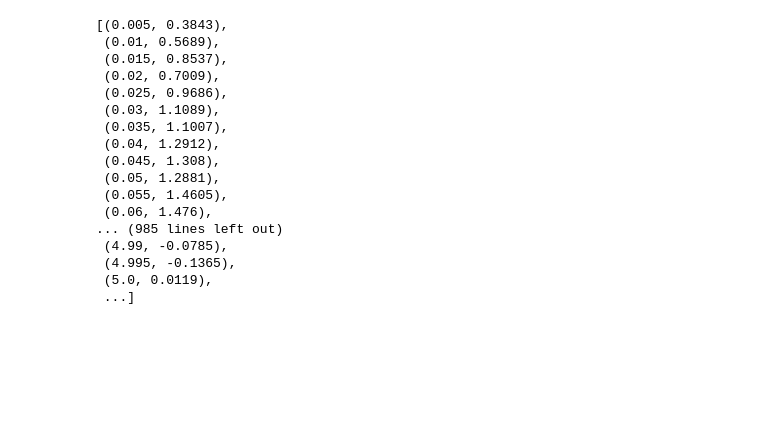
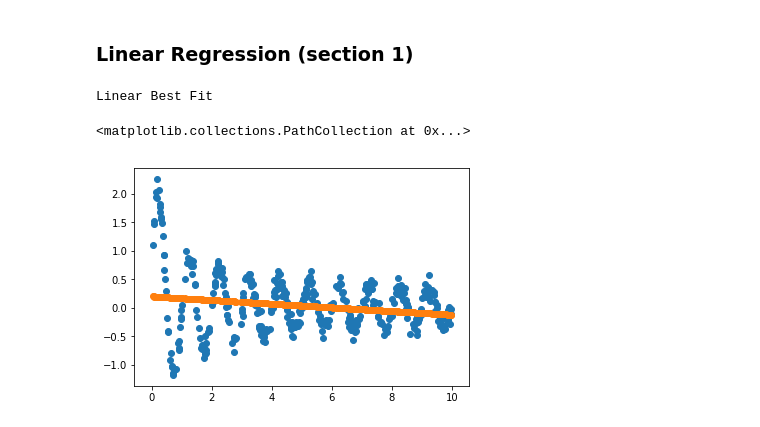
Before and after one commit to jamesaud/music-data-mining, a Jupyter notebook: assignment1/answer.ipynb, the cells around one changed output. Cells and saved outputs as stored; diff of their text form; code cells hidden in the pictures; blank space fills up the shorter version.

```diff
--- a/assignment1/answer.ipynb
+++ b/assignment1/answer.ipynb
@@ -7,25 +7,6 @@ with open("regression_x_t.txt") as file:
 lines = map(str.strip, lines)
 lines = map(str.split, lines)
 lines = [(float(x), float(y)) for x, y in lines]
-lines
-# %% [output]
-[(0.005, 0.3843),
- (0.01, 0.5689),
- (0.015, 0.8537),
- (0.02, 0.7009),
- (0.025, 0.9686),
- (0.03, 1.1089),
- (0.035, 1.1007),
- (0.04, 1.2912),
- (0.045, 1.308),
- (0.05, 1.2881),
- (0.055, 1.4605),
- (0.06, 1.476),
-... (985 lines left out)
- (4.99, -0.0785),
- (4.995, -0.1365),
- (5.0, 0.0119),
- ...]
 # %%
 X, Y = zip(*lines)
 # %%
@@ -33,3 +14,25 @@ from sklearn.model_selection import train_test_split
 import numpy as np
 
 X_train, X_test, y_train, y_test = [np.array(data).reshape(-1, 1) for data in train_test_split(X, Y, test_size=0.2)]
+# %% [markdown]
+### Linear Regression (section 1)
+# %%
+from matplotlib import pyplot as plt
+from sklearn import datasets, linear_model
+
+# Create linear regression object
+regr = linear_model.LinearRegression()
+
+# Train the model using the training sets
+regr.fit(X_train, y_train)
+
+# Make predictions using the testing set
+y_pred = regr.predict(X_test)
+
+print("Linear Best Fit")
+plt.scatter(X_test, y_test)
+plt.scatter(X_test, y_pred)
+# %% [output]
+Linear Best Fit
+<matplotlib.collections.PathCollection at 0x...>
+[figure, added]
```
Also changed, not shown: parts of 22 cells of this notebook.
